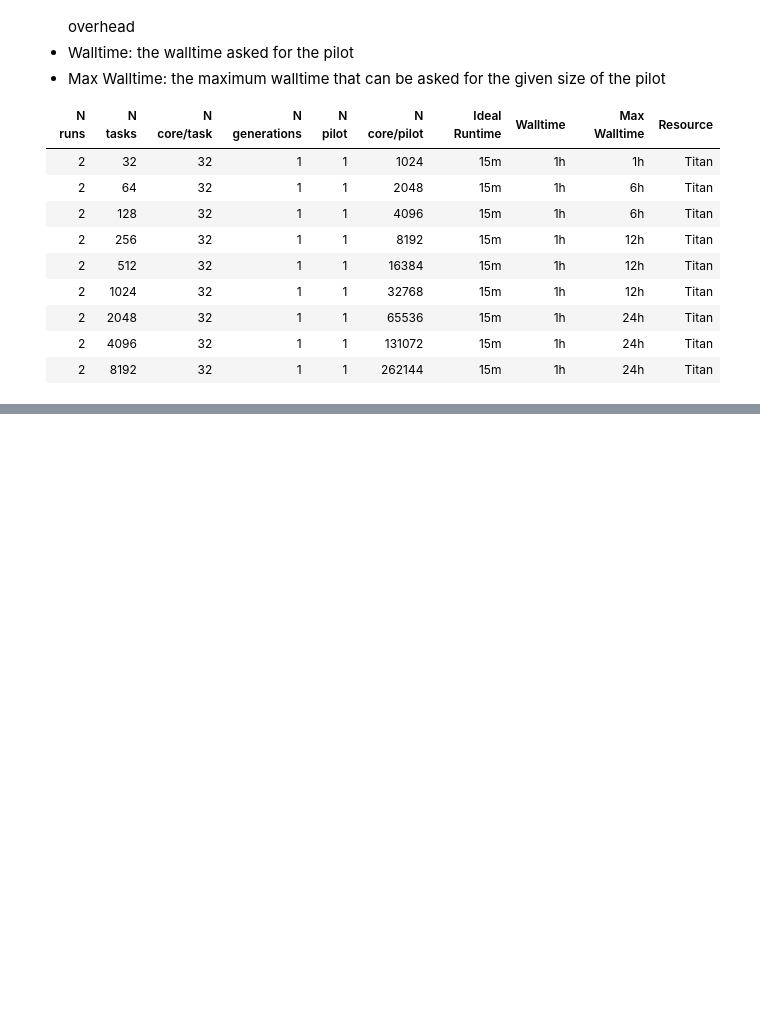
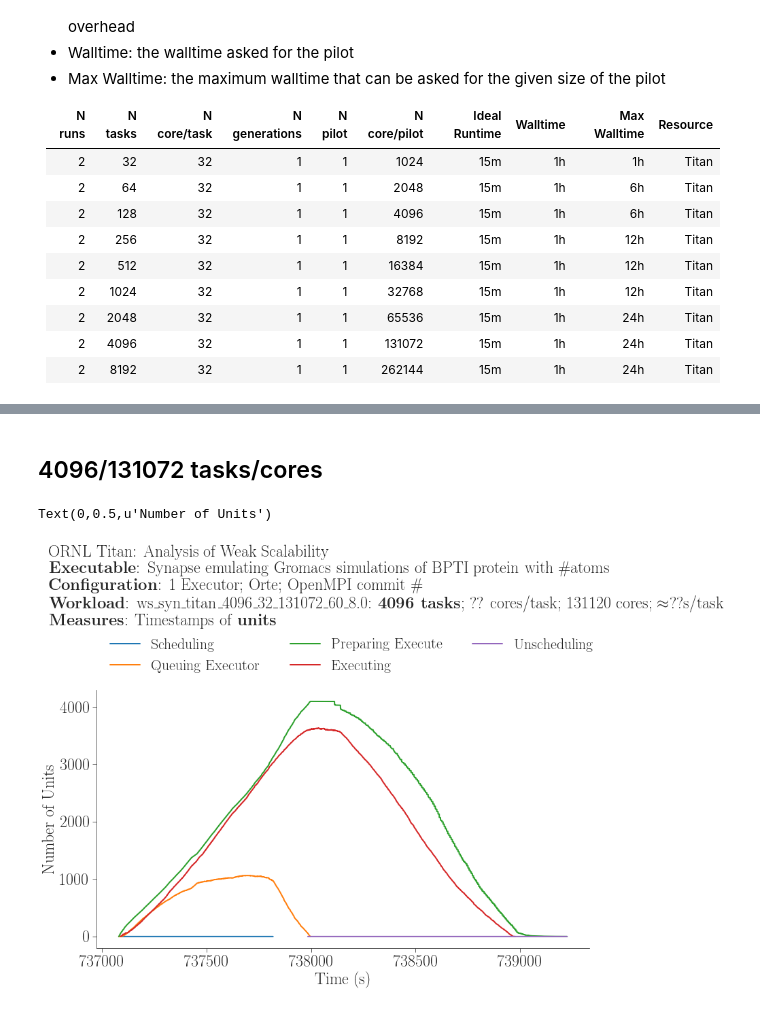
Before and after one commit to radical-experiments/rp.paper, a Jupyter notebook: analysis/rp_paper_weak_scaling.ipynb, the cells around one changed output, grey strips where cells are left out. Cells and saved outputs as stored; diff of their text form; code cells hidden in the pictures; blank space fills up the shorter version.

```diff
--- a/analysis/rp_paper_weak_scaling.ipynb
+++ b/analysis/rp_paper_weak_scaling.ipynb
@@ -258,0 +264,77 @@ Text(0,0.5,u'Time (s)')
+# %% [markdown]
+## 4096/131072 tasks/cores
+# %%
+# Common variables across plotting
+sessions = sws_sessions
+units    = sws_units
+session  = sras[4096][0]
+sid      = session._sid
+snunit   = sws_sessions.loc[session._sid].nunit
+sncore   = sws_sessions.loc[session._sid].ncore
+muetime  = (units.AGENT_STAGING_OUTPUT_PENDING - units.AGENT_EXECUTING).mean()
+
+# Set common title components
+title_head = 'ORNL Titan: Analysis of Weak Scalability'
+title_exec = '\\textbf{Executable}: Synapse emulating Gromacs simulations of BPTI protein with \#atoms'
+title_conf = '\\textbf{Configuration}: 1 Executor; Orte; OpenMPI commit \#'
+title_work = '\\textbf{Workload}: %s: \\textbf{%s tasks}; ?? cores/task; %s cores; $\\approx$??s/task' % (sid.replace('_', '\_'), snunit, sncore)#, muetime
+
+# Get events and order them by Scheduling
+df = get_df_unit_events(session)
+df = df.sort_values(by='Scheduler Stops Schedule')
+df = df.reset_index(drop=True)
+# %%
+fig, ax = fig_setup()
+
+title = '%s\n%s\n%s\n%s\n%s' % (title_head, title_exec, title_conf, title_work, title_desc)
+fig.suptitle(title, x=0.05, y=1.3, horizontalalignment='left')
+
+# How many units are being scheduled
+scu = session.concurrency(event=[
+ {ru.STATE: None, ru.EVENT: 'schedule_try'},               # Scheduling start
+ {ru.STATE: None, ru.EVENT: 'schedule_ok'}])               # Scheduling stop
+x = [item[0] for item in scu]
+y = [item[1] for item in scu]
+ax.plot(x, y) #, color=tableau20[6])
+
+# How many units are being queued for execution
+scu = session.concurrency(event=[
+ {ru.STATE: 'AGENT_EXECUTING_PENDING', ru.EVENT: 'state'}, # Queuing Execution start
+ {ru.STATE: 'AGENT_EXECUTING', ru.EVENT: 'state'}])        # Queuing Execution stop
+x = [item[0] for item in scu]
+y = [item[1] for item in scu]
+ax.plot(x, y) #, color=tableau20[4])
+
+# How many units are being prepared for execution
+scu = session.concurrency(event=[
+ {ru.STATE: 'AGENT_EXECUTING', ru.EVENT: 'state'},         # Preparing Execution start
+ {ru.STATE: None, ru.EVENT: 'exec_stop'}])                 # Preparing Execution stop
+x = [item[0] for item in scu]
+y = [item[1] for item in scu]
+ax.plot(x, y) #, color=tableau20[12])
+
+# How many units are being executed
+scu = session.concurrency(event=[
+ {ru.STATE: None, ru.EVENT: 'app_start'},                   # Execution start
+ {ru.STATE: None, ru.EVENT: 'app_stop'}]   )                # Executed
+x = [item[0] for item in scu]
+y = [item[1] for item in scu]
+ax.plot(x, y) #, color=tableau20[0])
+
+# How many units are being unscheduled
+scu = session.concurrency(event=[
+ {ru.STATE: None, ru.EVENT: 'unschedule_start'},            # Unscheduling start
+ {ru.STATE: None, ru.EVENT: 'unschedule_stop'}])            # Unscheduling stop
+x = [item[0] for item in scu]
+y = [item[1] for item in scu]
+ax.plot(x, y) #, color=tableau20[8])
+
+ax.legend(ncol=3, loc='upper left', bbox_to_anchor=(0,1.25),
+          labels=['Scheduling', 'Queuing Executor', 'Preparing Execute',
+                  # 'Checking Directory', 'Spawning',
+                  'Executing', 'Unscheduling'])
+plt.xlabel('Time (s)')
+plt.ylabel('Number of Units')
+# %% [output]
+Text(0,0.5,u'Number of Units')
+[figure, added]
```
Also changed, not shown: parts of 11 cells of this notebook, 2 other files.
